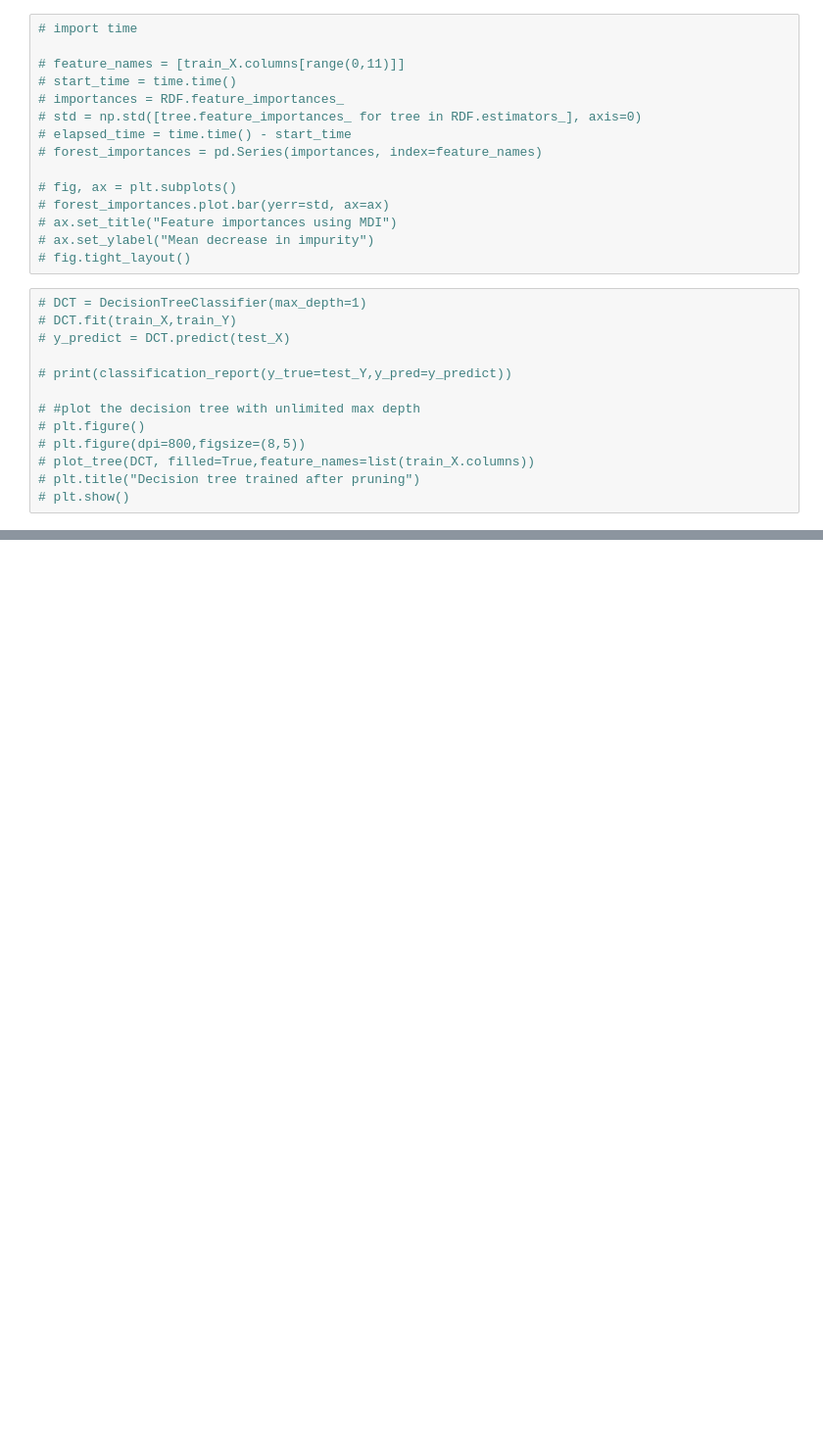
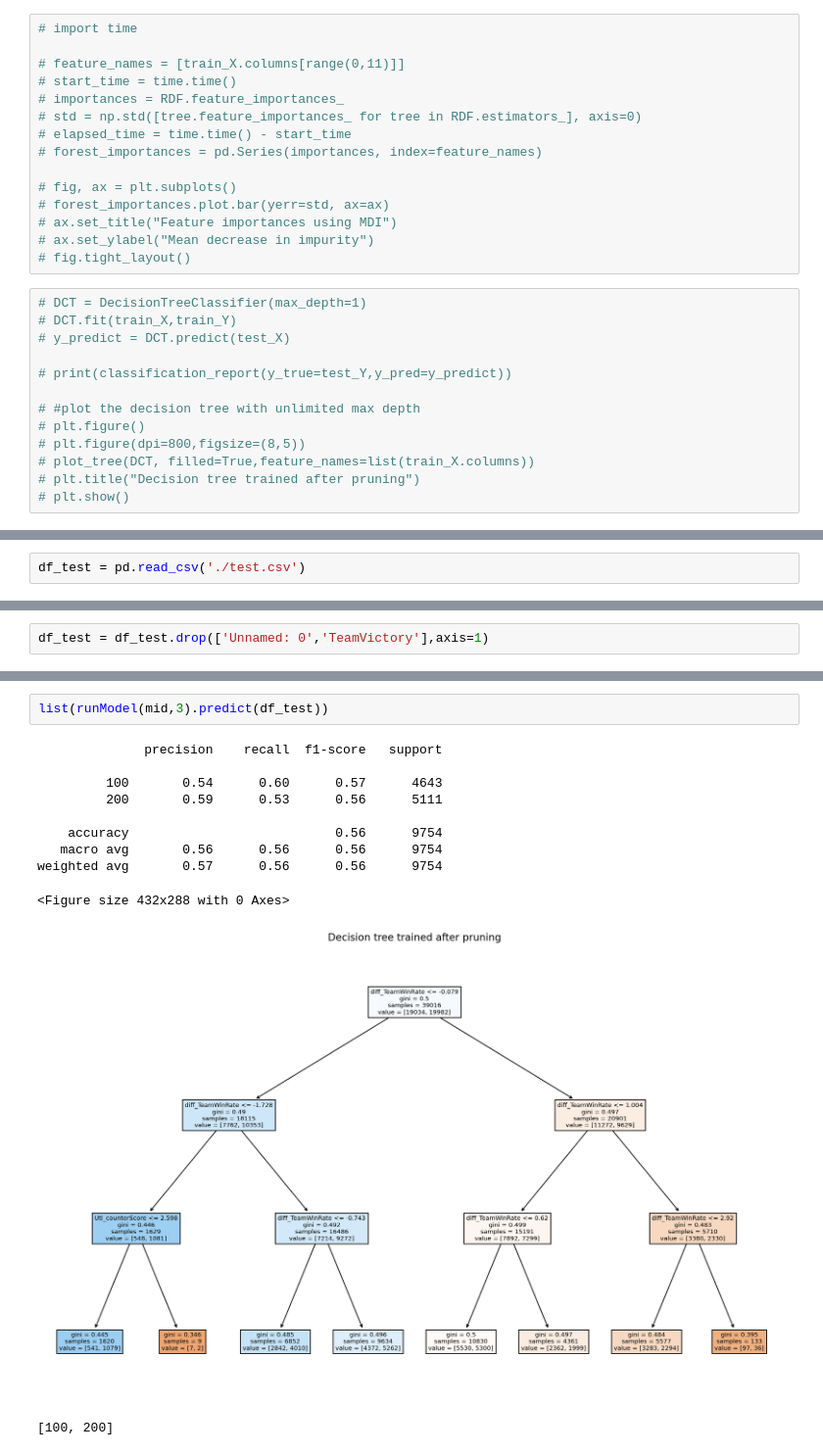
Before and after one commit to Jiawei-oukai/MachinLearning-LOL_Gaming, a Jupyter notebook: DecisionTree.ipynb, the cells around one changed output, grey strips where cells are left out. Shown at 98% size. Cells and saved outputs as stored; diff of their text form; blank space fills up the shorter version.

Commit message:
predict test

```diff
--- a/DecisionTree.ipynb
+++ b/DecisionTree.ipynb
@@ -178,2 +178,4 @@ weighted avg       0.52      0.52      0.49      5404
 [figure]
 DecisionTreeClassifier(max_depth=3)
+# %%
+df_test = pd.read_csv('./test.csv')
@@ -179,0 +188,2 @@ DecisionTreeClassifier(max_depth=3)
+# %%
+df_test = df_test.drop(['Unnamed: 0','TeamVictory'],axis=1)
@@ -179,0 +212,14 @@ DecisionTreeClassifier(max_depth=3)
+# %%
+list(runModel(mid,3).predict(df_test))
+# %% [output]
+              precision    recall  f1-score   support
+
+         100       0.54      0.60      0.57      4643
+         200       0.59      0.53      0.56      5111
+
+    accuracy                           0.56      9754
+   macro avg       0.56      0.56      0.56      9754
+weighted avg       0.57      0.56      0.56      9754
+<Figure size 432x288 with 0 Axes>
+[figure, added]
+[100, 200]
```
Also changed, not shown: parts of 5 cells of this notebook, 2 other files.
